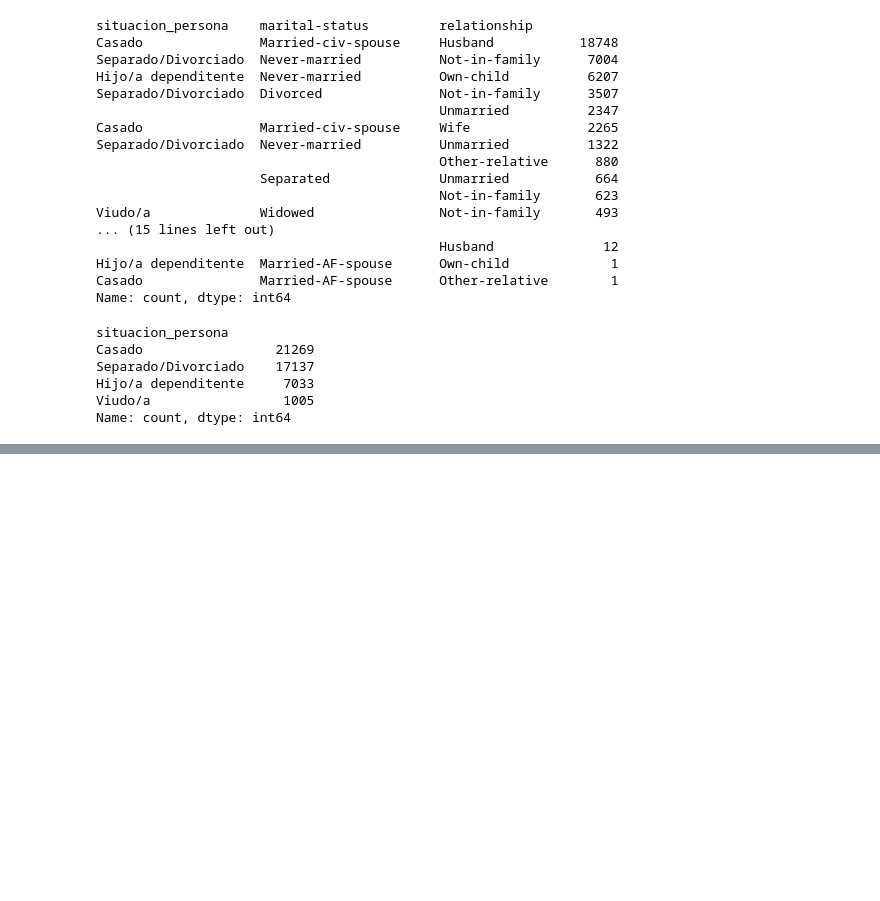
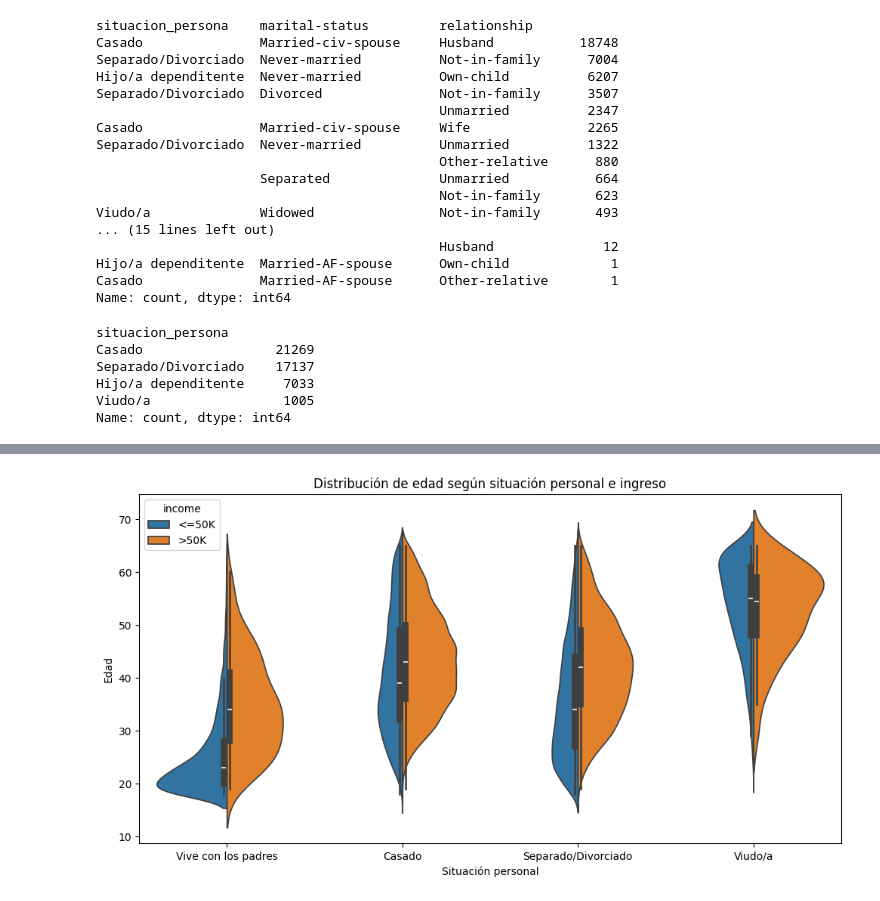
Before and after one commit to miqaapz98/IAA_2026, a Jupyter notebook: TP2_IAA.ipynb, the cells around one changed output, grey strips where cells are left out. Saved outputs shown, nothing was run; the diff lists cells and outputs as text; code cells hidden in the pictures; blank space fills up the shorter version.

```diff
--- a/TP2_IAA.ipynb
+++ b/TP2_IAA.ipynb
@@ -402,0 +466,18 @@ pd.crosstab(
+# %%
+plt.figure(figsize=(12,6))
+
+sns.violinplot(
+    data=df,
+    x="situacion_persona",
+    y="age",
+    hue="income",
+    split=True
+)
+
+plt.title("Distribución de edad según situación personal e ingreso")
+plt.xlabel("Situación personal")
+plt.ylabel("Edad")
+
+plt.show()
+# %% [output]
+[figure, added]
```
Also changed, not shown: parts of 4 cells of this notebook.
